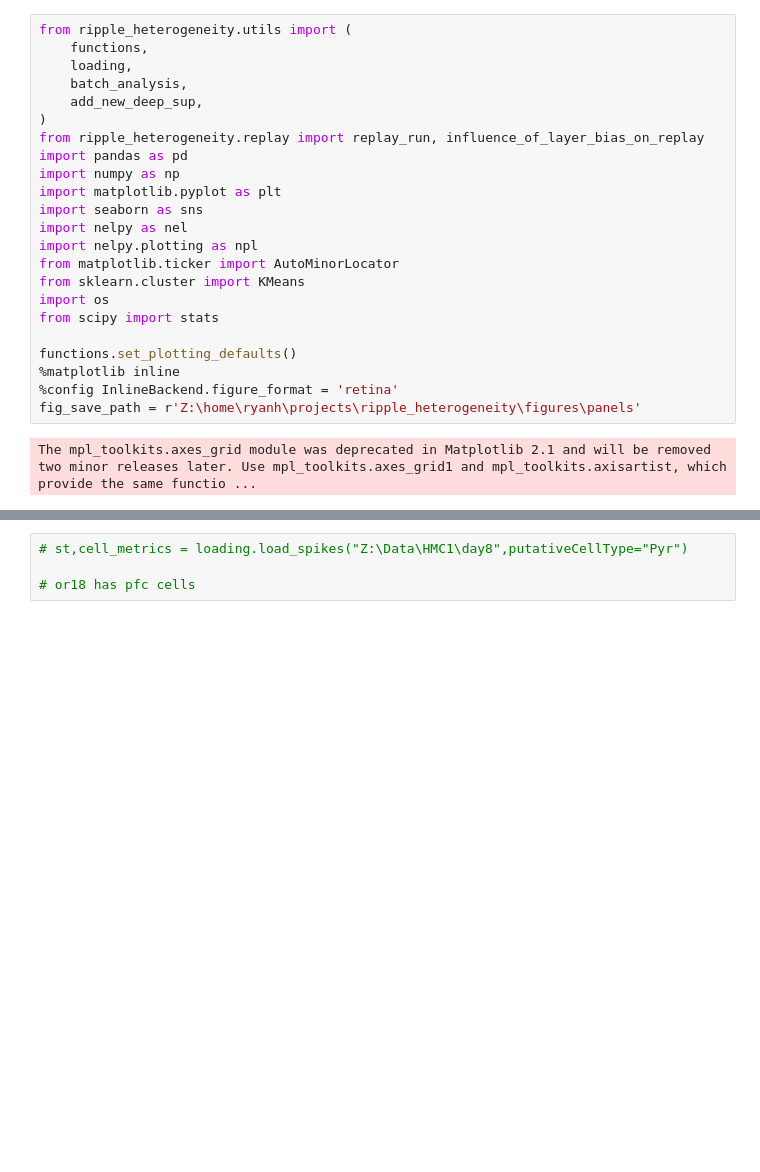
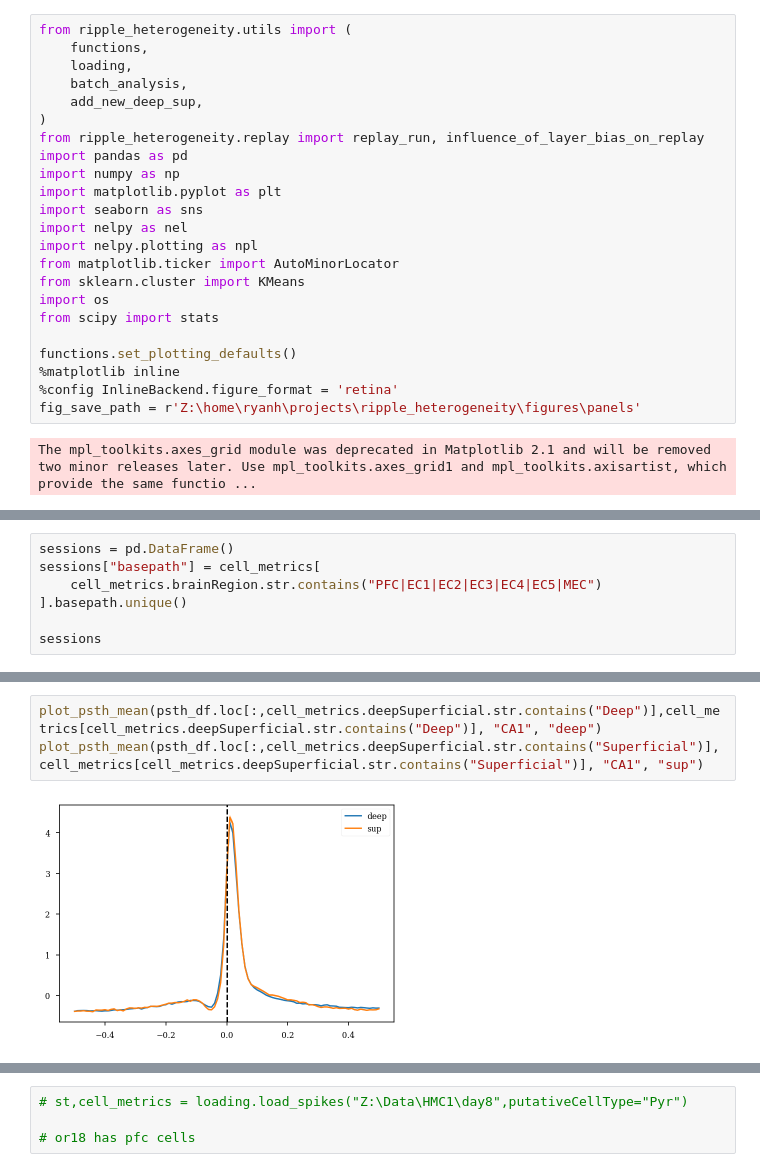
Before and after one commit to ryanharvey1/ripple_heterogeneity, a Jupyter notebook: scripts/readout/scratch_code_readout.ipynb, the cells around one changed output, grey strips where cells are left out. Saved outputs shown, nothing was run; the diff lists cells and outputs as text; blank space fills up the shorter version.

```diff
--- a/scripts/readout/scratch_code_readout.ipynb
+++ b/scripts/readout/scratch_code_readout.ipynb
@@ -28,0 +51,7 @@ The mpl_toolkits.axes_grid module was deprecated in Matplotlib 2.1 and will be r
+# %%
+sessions = pd.DataFrame()
+sessions["basepath"] = cell_metrics[
+    cell_metrics.brainRegion.str.contains("PFC|EC1|EC2|EC3|EC4|EC5|MEC")
+].basepath.unique()
+
+sessions
@@ -28,0 +117,5 @@ The mpl_toolkits.axes_grid module was deprecated in Matplotlib 2.1 and will be r
+# %%
+plot_psth_mean(psth_df.loc[:,cell_metrics.deepSuperficial.str.contains("Deep")],cell_metrics[cell_metrics.deepSuperficial.str.contains("Deep")], "CA1", "deep")
+plot_psth_mean(psth_df.loc[:,cell_metrics.deepSuperficial.str.contains("Superficial")],cell_metrics[cell_metrics.deepSuperficial.str.contains("Superficial")], "CA1", "sup")
+# %% [output]
+[figure, added]
```
Also changed, not shown: parts of 57 cells of this notebook.
